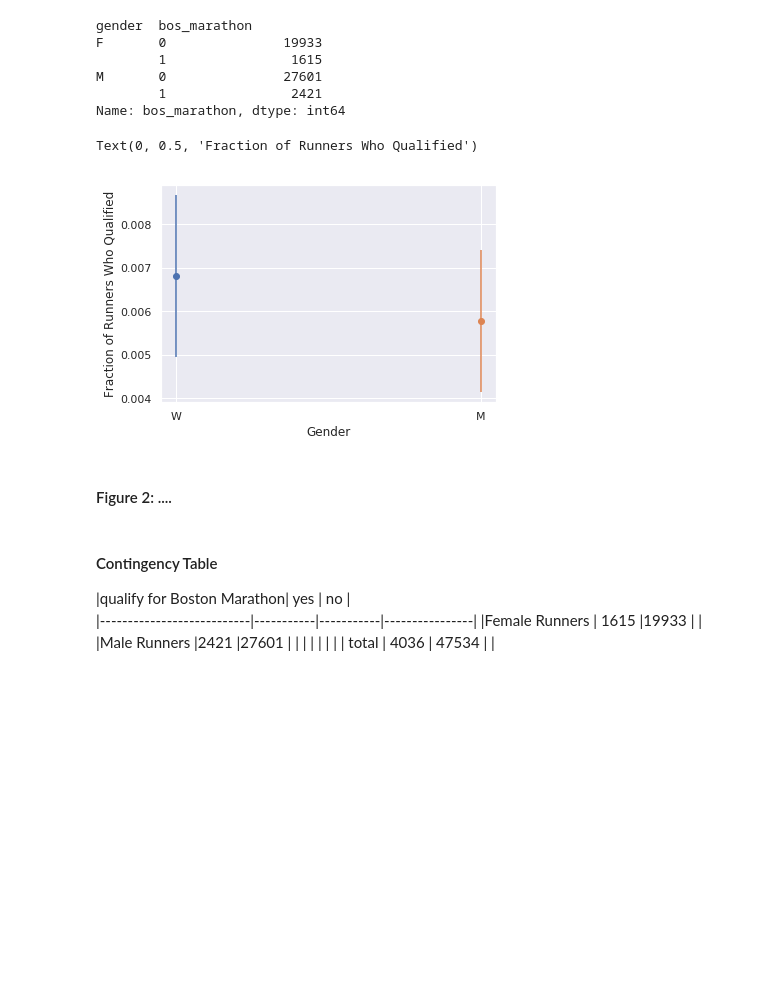
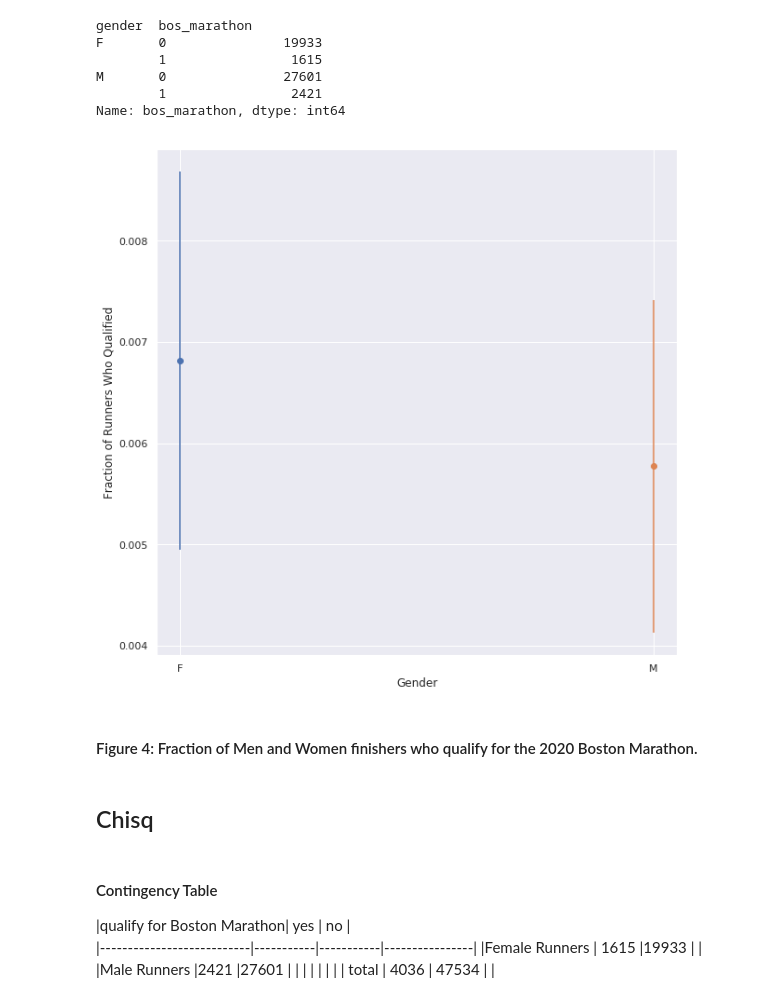
Before and after one commit to meiguan/nyc2018marathonfinishers, a Jupyter notebook: nycmarathonanalysis.ipynb, the cells around one changed output. Drawn from its saved outputs; the diff is of its cells as text; code cells hidden in the pictures; blank space fills up the shorter version.

```diff
--- a/nycmarathonanalysis.ipynb
+++ b/nycmarathonanalysis.ipynb
@@ -221,8 +245,12 @@ bq_times = pd.merge(m_qual_times, f_qual_times, how='inner', on=['age', 'age'])
 # %%
 w_runners_df_bq = pd.merge(w_runners_df, bq_times, how='left', on=['age', 'age'])
 # %%
-w_runners_df_bq['bos_marathon'] = np.where((w_runners_df_bq['gender'] == 'M') & (w_runners_df_bq['fin_time_sec'] <= w_runners_df_bq['mq_time']), 1,
-                                  np.where((w_runners_df_bq['gender'] == 'F') & (w_runners_df_bq['fin_time_sec'] <= w_runners_df_bq['fq_time']), 1, 0))
+w_runners_df_bq['bos_marathon'] = np.where((w_runners_df_bq['gender'] == 'M') &
+                                           (w_runners_df_bq['fin_time_sec'] <= w_runners_df_bq['mq_time']), 1,
+                                  np.where((w_runners_df_bq['gender'] == 'F') &
+                                           (w_runners_df_bq['fin_time_sec'] <= w_runners_df_bq['fq_time']), 1, 0))
+# %%
+w_runners_df_bq['bq_m_time'] = np.where(w_runners_df_bq['fin_time_sec'] <= w_runners_df_bq['mq_time'], 1, 0)
 # %%
 w_runners_df_bq['gender_encoded'] = np.where((w_runners_df_bq['gender'] == 'M'), 0, 1) # males are 0 and females are 1
 # %%
@@ -270,16 +300,18 @@ error_f = np.sqrt(f)
 m_frac = m_bos / m
 error_m = np.sqrt(m)
 # %%
-fig = plt.figure(0)
-plt.errorbar(x = 'W', y = error_f / f, yerr=np.sqrt(f_bos)/f, fmt='o')
+plt.figure(figsize=(10,10))
+plt.errorbar(x = 'F', y = error_f / f, yerr=np.sqrt(f_bos)/f, fmt='o')
 plt.errorbar(x = 'M', y = error_m / m, yerr=np.sqrt(m_bos)/m, fmt='o')
 plt.xlabel('Gender')
 plt.ylabel('Fraction of Runners Who Qualified')
+plt.savefig('Fraction_Runners_BQ.png')
 # %% [output]
-Text(0, 0.5, 'Fraction of Runners Who Qualified')
-[figure, old version]
+[figure, new version]
-# %% [markdown]
-#### Figure 2: ....
+# %% [markdown]
+#### Figure 4: Fraction of Men and Women finishers who qualify for the 2020 Boston Marathon.
+# %% [markdown]
+## Chisq
 # %%
 def evalChisq(sample_values):
     diag_product_1 = sample_values.diagonal().prod()
```
Also changed, not shown: parts of 33 cells of this notebook, 9 other files.
